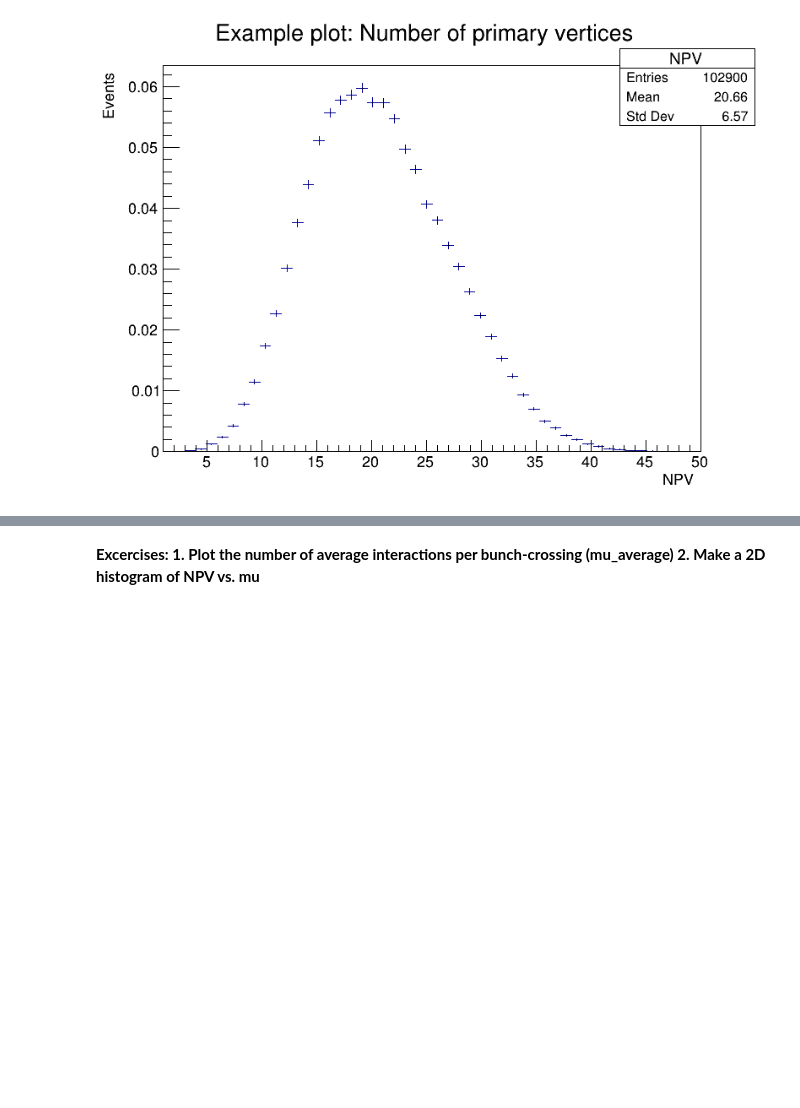
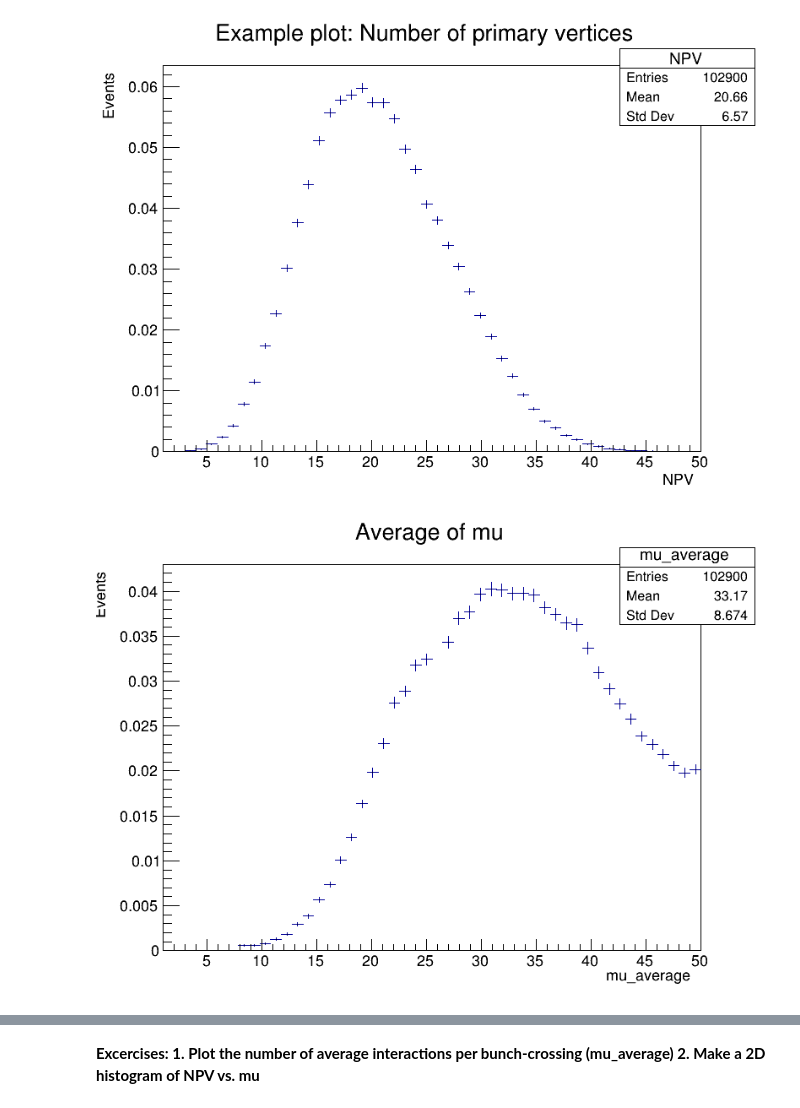
Before and after one commit to ljcaviedesb/TemasExperimental, a Jupyter notebook: Tracks_Clusters_cpp.ipynb, the cells around one changed output, grey strips where cells are left out. Saved outputs shown, nothing was run; the diff lists cells and outputs as text; code cells hidden in the pictures; blank space fills up the shorter version.

```diff
--- a/Tracks_Clusters_cpp.ipynb
+++ b/Tracks_Clusters_cpp.ipynb
@@ -89,3 +133,9 @@ hist_npv->Draw();
 canvas->Draw();
 # %% [output]
 [figure]
+# %%
+// Variable mu_average
+hist_mu_average->Draw();
+canvas->Draw();
+# %% [output]
+[figure, added]
```
Also changed, not shown: parts of 21 cells of this notebook.
